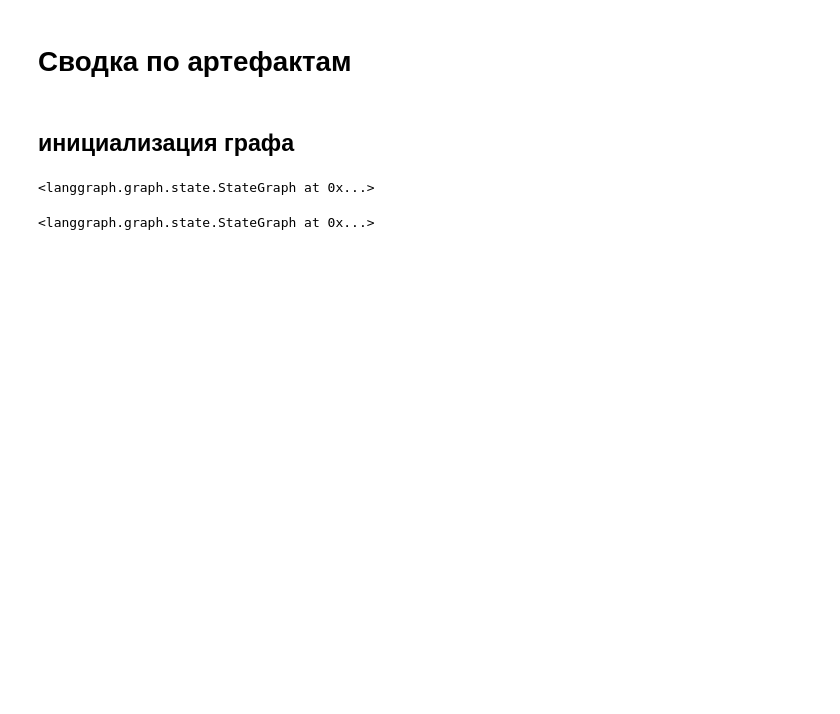
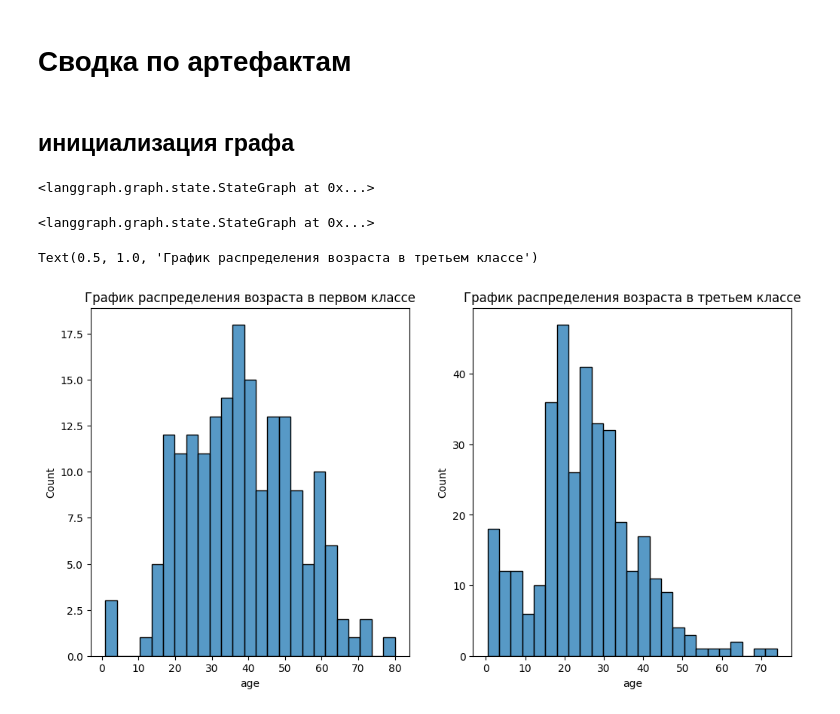
Before and after one commit to dmibar/Sirius_BC26, a Jupyter notebook: LangGraph.ipynb, the cells around one changed output. Cells and saved outputs as stored; diff of their text form; code cells hidden in the pictures; blank space fills up the shorter version.

```diff
--- a/LangGraph.ipynb
+++ b/LangGraph.ipynb
@@ -748,0 +734,21 @@ df = pd.DataFrame({
+# %%
+df = sns.load_dataset('titanic')
+# %%
+df = df.drop(columns='pclass')
+df['pclass'] = df['class']
+# %%
+fig, axes = plt.subplots(nrows=1, ncols=2, figsize=(12, 6))
+
+sns.histplot(ax=axes[0]
+             , data=df[df['pclass'] == 'First']
+             , x='age'
+             , bins=25)
+axes[0].set_title('График распределения возраста в первом классе')
+sns.histplot(ax=axes[1]
+             , data=df[df['pclass'] == 'Third']
+             , x='age'
+             , bins=25)
+axes[1].set_title('График распределения возраста в третьем классе')
+# %% [output]
+Text(0.5, 1.0, 'График распределения возраста в третьем классе')
+[figure, added]
```
Also changed, not shown: parts of 15 cells of this notebook.
